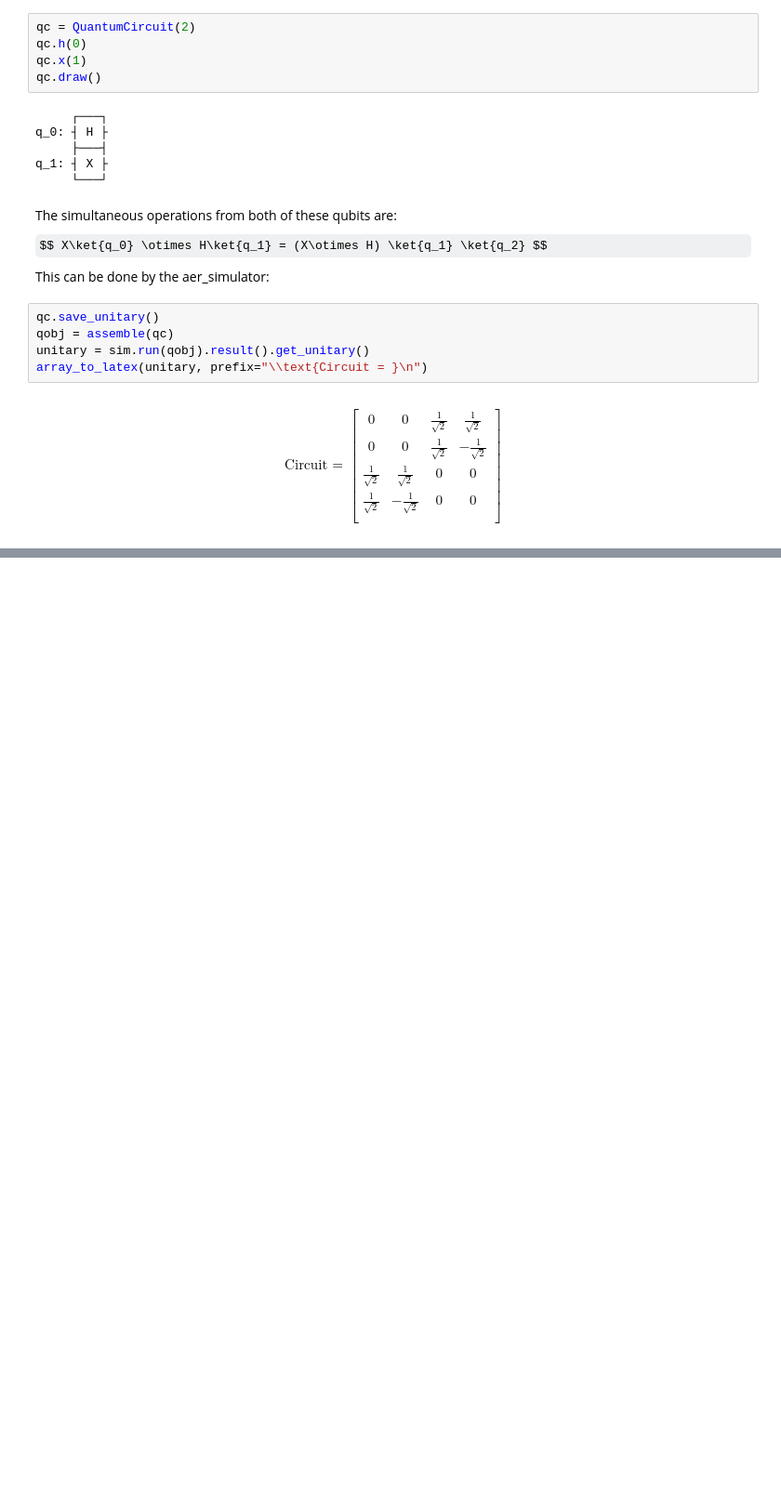
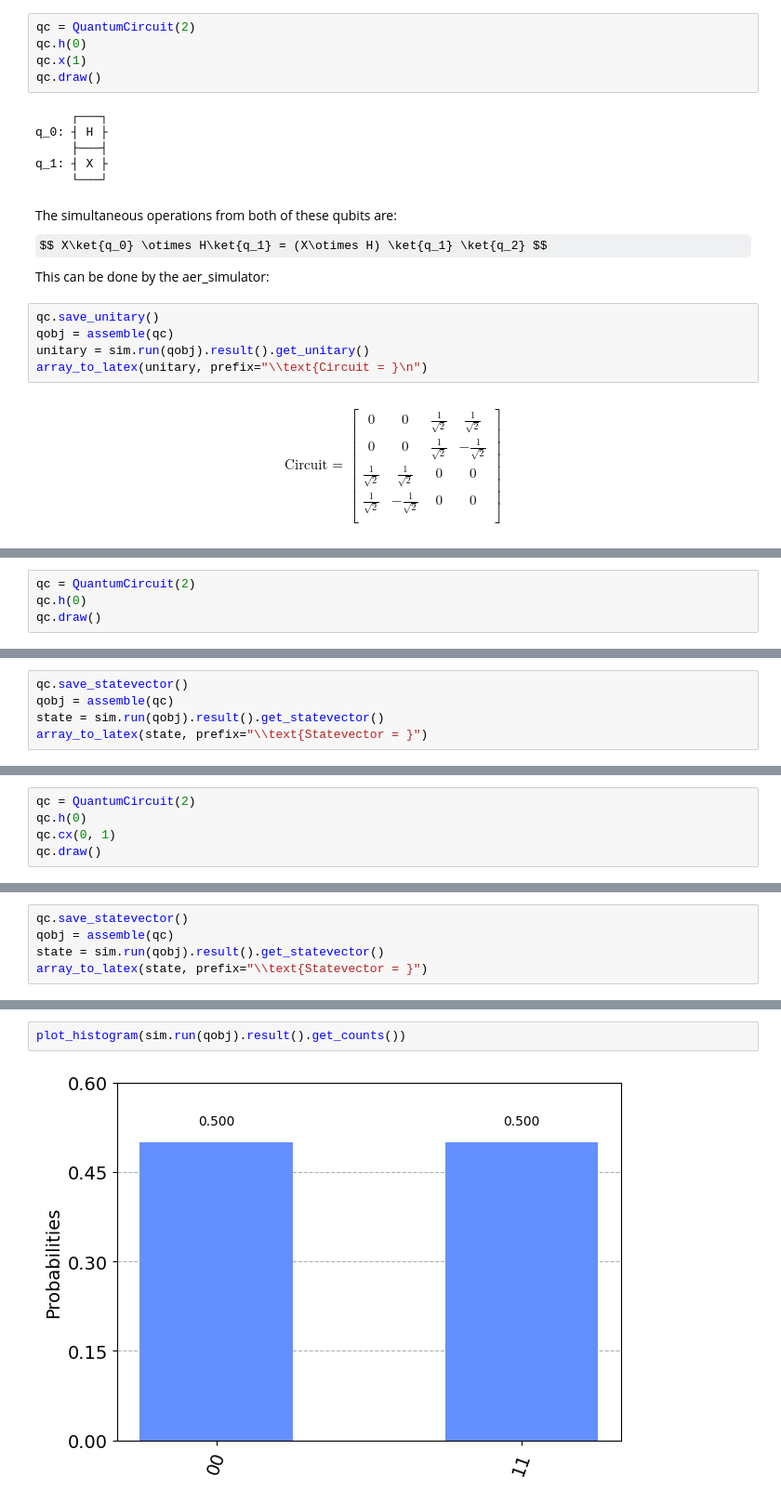
Before and after one commit to zfla/qiskit_notes, a Jupyter notebook: 4_multiple_qubits_and_entangled_states.ipynb, the cells around one changed output, grey strips where cells are left out. Shown at 93% size. Drawn from its saved outputs; the diff is of its cells as text; some formulas as TeX source; blank space fills up the shorter version.

```diff
--- a/4_multiple_qubits_and_entangled_states.ipynb
+++ b/4_multiple_qubits_and_entangled_states.ipynb
@@ -83,0 +128,4 @@ $ X \otimes I $
+# %%
+qc = QuantumCircuit(2)
+qc.h(0)
+qc.draw()
@@ -83,0 +137,5 @@ $ X \otimes I $
+# %%
+qc.save_statevector()
+qobj = assemble(qc)
+state = sim.run(qobj).result().get_statevector()
+array_to_latex(state, prefix="\\text{Statevector = }")
@@ -83,0 +151,5 @@ $ X \otimes I $
+# %%
+qc = QuantumCircuit(2)
+qc.h(0)
+qc.cx(0, 1)
+qc.draw()
@@ -83,0 +162,5 @@ $ X \otimes I $
+# %%
+qc.save_statevector()
+qobj = assemble(qc)
+state = sim.run(qobj).result().get_statevector()
+array_to_latex(state, prefix="\\text{Statevector = }")
@@ -83,0 +181,4 @@ $ X \otimes I $
+# %%
+plot_histogram(sim.run(qobj).result().get_counts())
+# %% [output]
+[figure, added]
```
Also changed, not shown: parts of 27 cells of this notebook.
